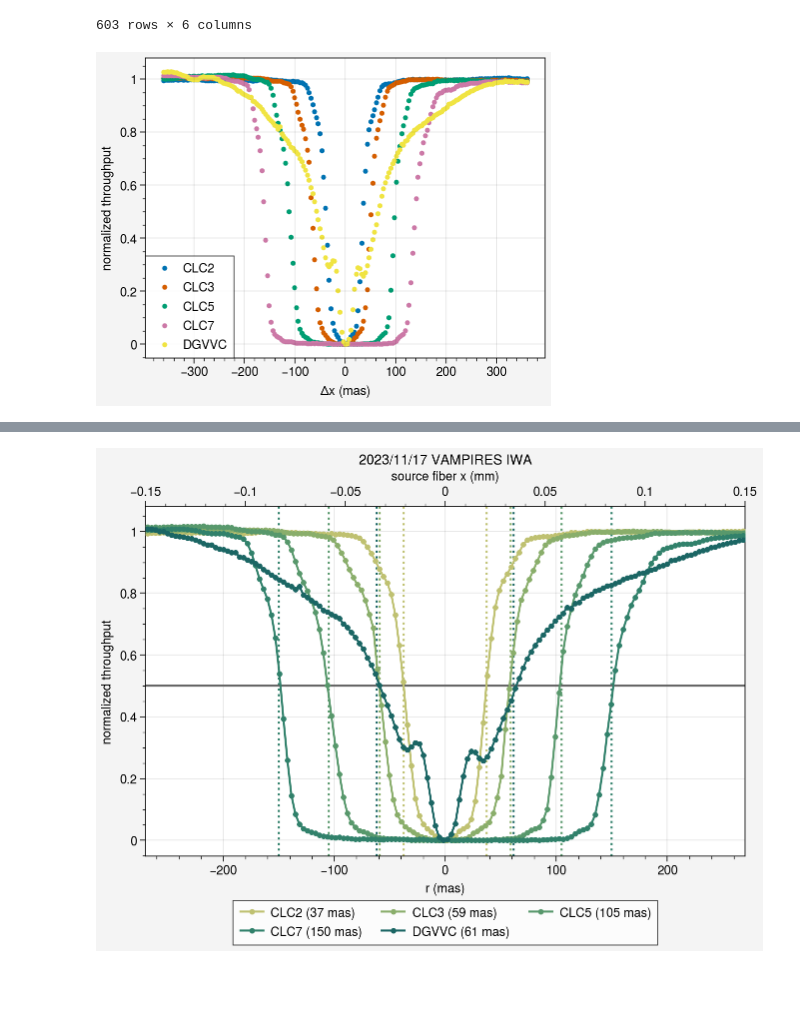
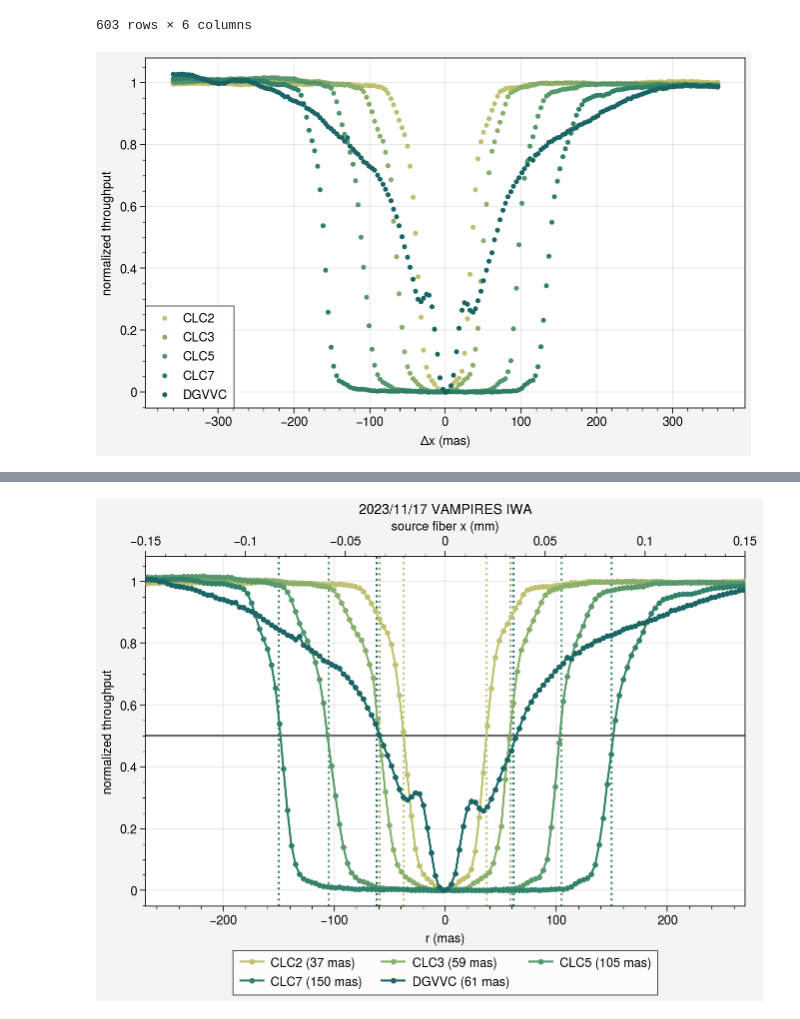
Before and after one commit to mileslucas/vampires_iwa, a Jupyter notebook: notebooks/20231117_iwa.ipynb, the cells around one changed output, grey strips where cells are left out. Saved outputs shown, nothing was run; the diff lists cells and outputs as text; code cells hidden in the pictures; blank space fills up the shorter version.

Commit message:
add readme and figures

```diff
--- a/notebooks/20231117_iwa.ipynb
+++ b/notebooks/20231117_iwa.ipynb
@@ -9,5 +0,0 @@ import numpy as np
-# %%
-pro.rc["legend.facecolor"] = pro.rc["axes.facecolor"]
-pro.rc["image.origin"] = "lower"
-# pro.rc["axes.grid"] = False
-pro.rc["cmap"] = "magma"
@@ -45,30 +38,28 @@ tables["clc2"]
 | 602 | 0.200 | 0.002 | 1.732985e+06 | 215.671177 | 360.0 | 3.6 |
 603 rows × 6 columns
 # %%
-from astropy.modeling import models, fitting
-
-fig, axes = pro.subplots(refwidth="4in", refheight="3in")
+fig, axes = pro.subplots(refwidth="6in", refheight="3.5in")
 
 radii = {}
 fluxes = {}
 
-fitter = fitting.LMLSQFitter()
+cycle = pro.Colormap("boreal")(np.linspace(0.3, 0.7, len(tables)))
 for i, (key, table) in enumerate(tables.items()):
 
     row = table.groupby("x_mas").apply(lambda r: r["total"].min())
 
     max_val = np.mean(row[np.abs(row.index) > 270])
     norm_data = (row - row.min()) / (max_val - row.min())
 
     radii[key] = row.index
     fluxes[key] = norm_data.values
-    axes[0].scatter(row.index, norm_data.values, m=".", c=f"C{i}", label=key.upper())
+    axes[0].scatter(row.index, norm_data.values, m=".", label=key.upper(), c=cycle[i])
 
 axes[0].legend(ncols=1)
 axes.format(
     xlabel=r"$\Delta$x (mas)",
     ylabel="normalized throughput"
 )
 # %% [output]
-[figure, old version]
+[figure, new version]
 # %%
```
Also changed, not shown: parts of 7 cells of this notebook, 3 other files.
